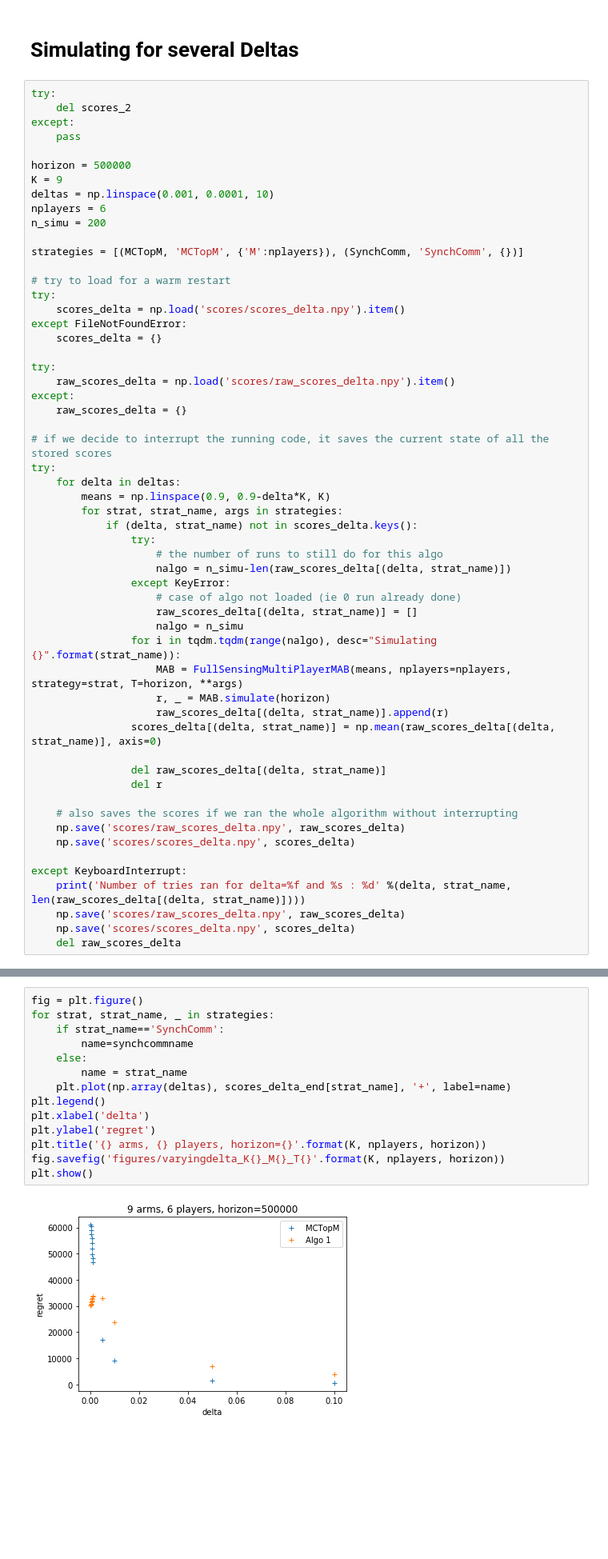
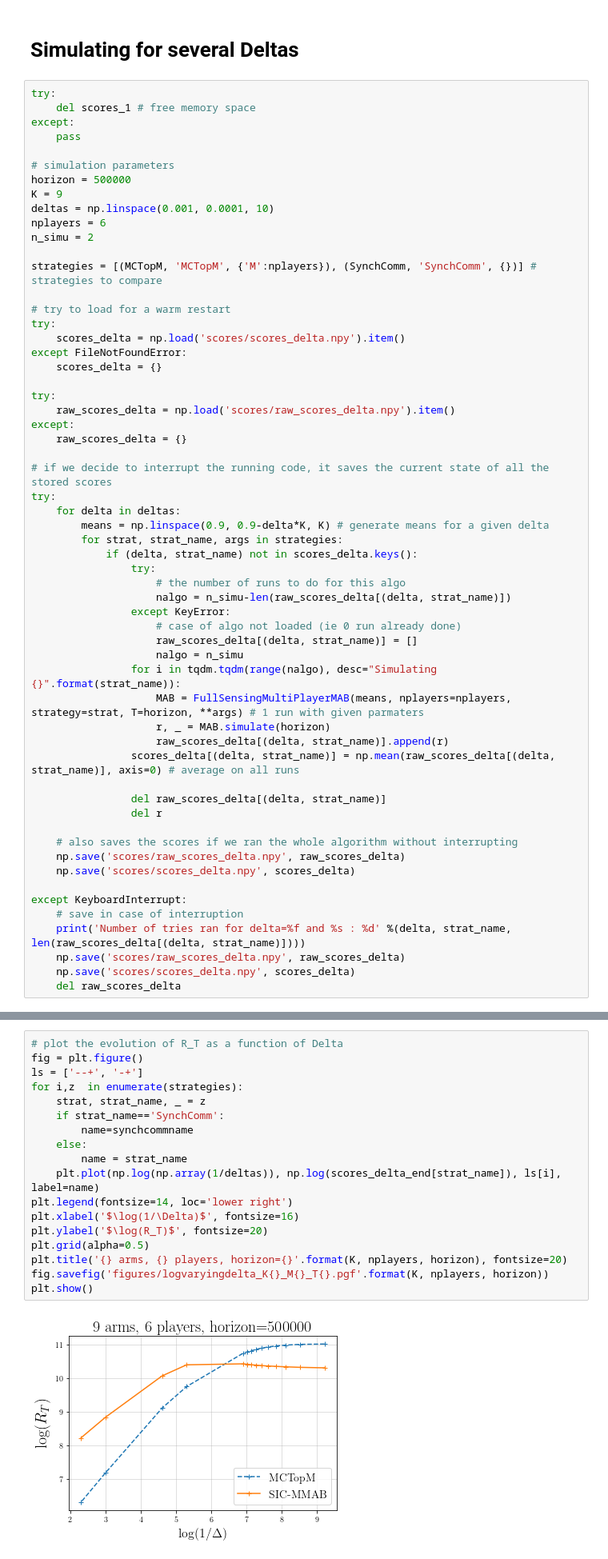
Before and after one commit to eboursier/sic-mmab, a Jupyter notebook: synchcomm.ipynb, the cells around one changed output, grey strips where cells are left out. Shown at 80% size. Cells and saved outputs as stored; diff of their text form; blank space fills up the shorter version.

```diff
--- a/synchcomm.ipynb
+++ b/synchcomm.ipynb
@@ -79,17 +99,18 @@ KeyError: 'SynchComm'
 # Simulating for several Deltas
 # %%
 try:
-    del scores_2
+    del scores_1 # free memory space
 except:
     pass
 
+# simulation parameters
 horizon = 500000
 K = 9
 deltas = np.linspace(0.001, 0.0001, 10)
 nplayers = 6
-n_simu = 200
+n_simu = 2
 
-strategies = [(MCTopM, 'MCTopM', {'M':nplayers}), (SynchComm, 'SynchComm', {})]
+strategies = [(MCTopM, 'MCTopM', {'M':nplayers}), (SynchComm, 'SynchComm', {})] # strategies to compare
 
 # try to load for a warm restart
 try:
@@ -105,21 +126,21 @@ except:
 # if we decide to interrupt the running code, it saves the current state of all the stored scores
 try:
     for delta in deltas:
-        means = np.linspace(0.9, 0.9-delta*K, K)
+        means = np.linspace(0.9, 0.9-delta*K, K) # generate means for a given delta
         for strat, strat_name, args in strategies:
             if (delta, strat_name) not in scores_delta.keys():
                 try:
-                    # the number of runs to still do for this algo
+                    # the number of runs to do for this algo
                     nalgo = n_simu-len(raw_scores_delta[(delta, strat_name)])
                 except KeyError:
                     # case of algo not loaded (ie 0 run already done)
                     raw_scores_delta[(delta, strat_name)] = []
                     nalgo = n_simu
                 for i in tqdm.tqdm(range(nalgo), desc="Simulating {}".format(strat_name)):
-                    MAB = FullSensingMultiPlayerMAB(means, nplayers=nplayers, strategy=strat, T=horizon, **args)
+                    MAB = FullSensingMultiPlayerMAB(means, nplayers=nplayers, strategy=strat, T=horizon, **args) # 1 run with given parmaters
                     r, _ = MAB.simulate(horizon)
                     raw_scores_delta[(delta, strat_name)].append(r)
-                scores_delta[(delta, strat_name)] = np.mean(raw_scores_delta[(delta, strat_name)], axis=0)
+                scores_delta[(delta, strat_name)] = np.mean(raw_scores_delta[(delta, strat_name)], axis=0) # average on all runs
 
                 del raw_scores_delta[(delta, strat_name)]
                 del r
@@ -129,6 +150,7 @@ try:
     np.save('scores/scores_delta.npy', scores_delta)
 
 except KeyboardInterrupt:
+    # save in case of interruption
     print('Number of tries ran for delta=%f and %s : %d' %(delta, strat_name, len(raw_scores_delta[(delta, strat_name)])))
     np.save('scores/raw_scores_delta.npy', raw_scores_delta)
     np.save('scores/scores_delta.npy', scores_delta)
@@ -141,18 +164,22 @@ for strat, strat_name, _ in strategies:
     for i, delta in enumerate(deltas):
         scores_delta_end[strat_name][i] = scores_delta[(delta, strat_name)][horizon-1]
 # %%
+# plot the evolution of R_T as a function of Delta
 fig = plt.figure()
-for strat, strat_name, _ in strategies:
+ls = ['--+', '-+']
+for i,z  in enumerate(strategies):
+    strat, strat_name, _ = z
     if strat_name=='SynchComm':
         name=synchcommname
     else:
         name = strat_name
-    plt.plot(np.array(deltas), scores_delta_end[strat_name], '+', label=name)
-plt.legend()
-plt.xlabel('delta')
-plt.ylabel('regret')
-plt.title('{} arms, {} players, horizon={}'.format(K, nplayers, horizon))
-fig.savefig('figures/varyingdelta_K{}_M{}_T{}'.format(K, nplayers, horizon))
+    plt.plot(np.log(np.array(1/deltas)), np.log(scores_delta_end[strat_name]), ls[i], label=name)
+plt.legend(fontsize=14, loc='lower right')
+plt.xlabel('$\log(1/\Delta)$', fontsize=16)
+plt.ylabel('$\log(R_T)$', fontsize=20)
+plt.grid(alpha=0.5)
+plt.title('{} arms, {} players, horizon={}'.format(K, nplayers, horizon), fontsize=20)
+fig.savefig('figures/logvaryingdelta_K{}_M{}_T{}.pgf'.format(K, nplayers, horizon))
 plt.show()
 # %% [output]
-[figure, old version]
+[figure, new version]
```
Also changed, not shown: parts of 5 cells of this notebook, 2 other files.
